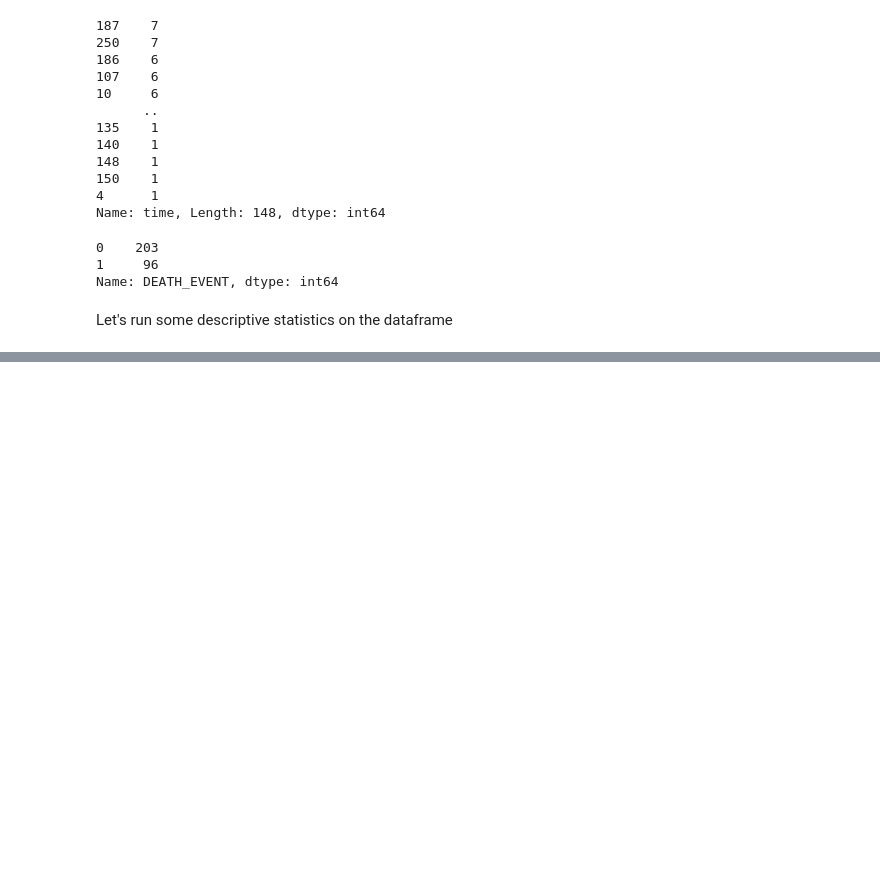
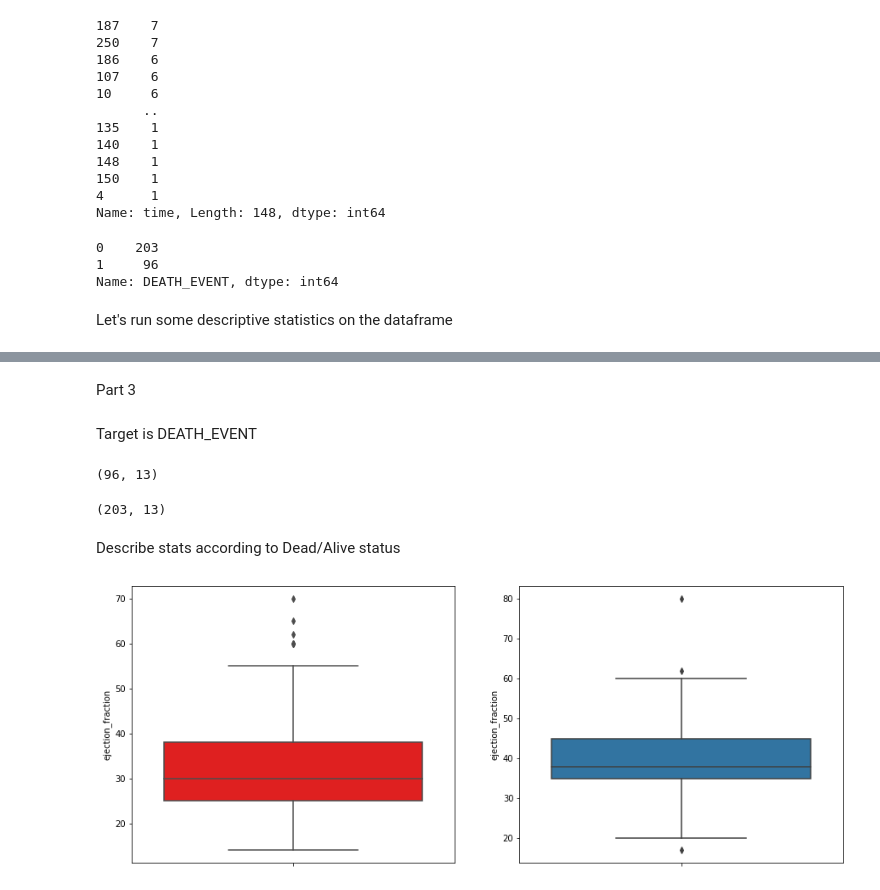
Before and after one commit to Manel-MH/CodingDojo_Project2_HeartFailure, a Jupyter notebook: Project2_Heart_Failure_ML.ipynb, the cells around one changed output, grey strips where cells are left out. Cells and saved outputs as stored; diff of their text form; code cells hidden in the pictures; blank space fills up the shorter version.

```diff
--- a/Project2_Heart_Failure_ML.ipynb
+++ b/Project2_Heart_Failure_ML.ipynb
@@ -324,3 +322,28 @@ df.describe()
 | 50% | 60.000000 | 0.000000 | 250.000000 | 0.000000 | 38.000000 | 0.000000 | 262000.000000 | ... |
 | 75% | 70.000000 | 1.000000 | 582.000000 | 1.000000 | 45.000000 | 1.000000 | 303500.000000 | ... |
 | max | 95.000000 | 1.000000 | 7861.000000 | 1.000000 | 80.000000 | 1.000000 | 850000.000000 | ... |
+# %% [markdown]
+Part 3
+# %% [markdown]
+Target is DEATH_EVENT
+# %%
+dfDead = df[df['DEATH_EVENT'] == 1] #filter to only include Dead data
+dfDead.shape
+# %% [output]
+(96, 13)
+# %%
+dfAlive = df[df['DEATH_EVENT'] == 0] #filter to only include Alive data
+dfAlive.shape
+# %% [output]
+(203, 13)
+# %% [markdown]
+Describe stats according to Dead/Alive status
+# %%
+plt.figure(figsize=(15,6))
+plt.subplot(1,2,1)
+sns.boxplot(y=dfDead['ejection_fraction'], color="red")
+plt.subplot(1,2,2)
+sns.boxplot(y=dfAlive['ejection_fraction'])
+plt.show()
+# %% [output]
+[figure, added]
```
Also changed, not shown: parts of 52 cells of this notebook.
